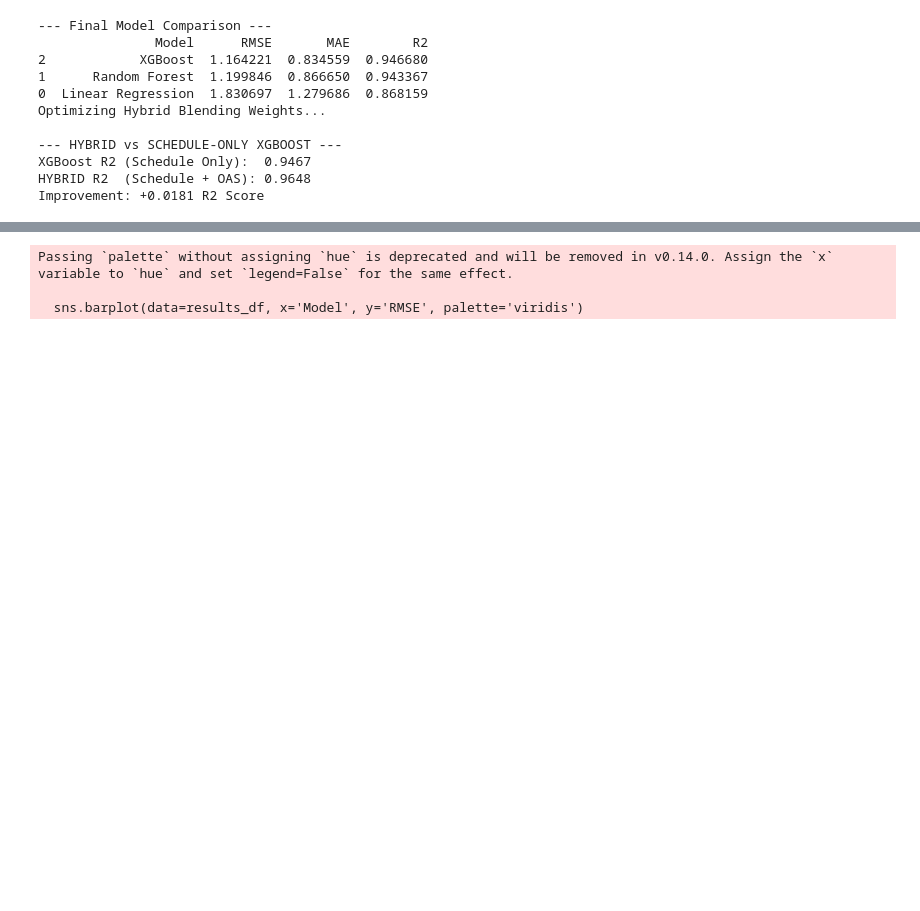
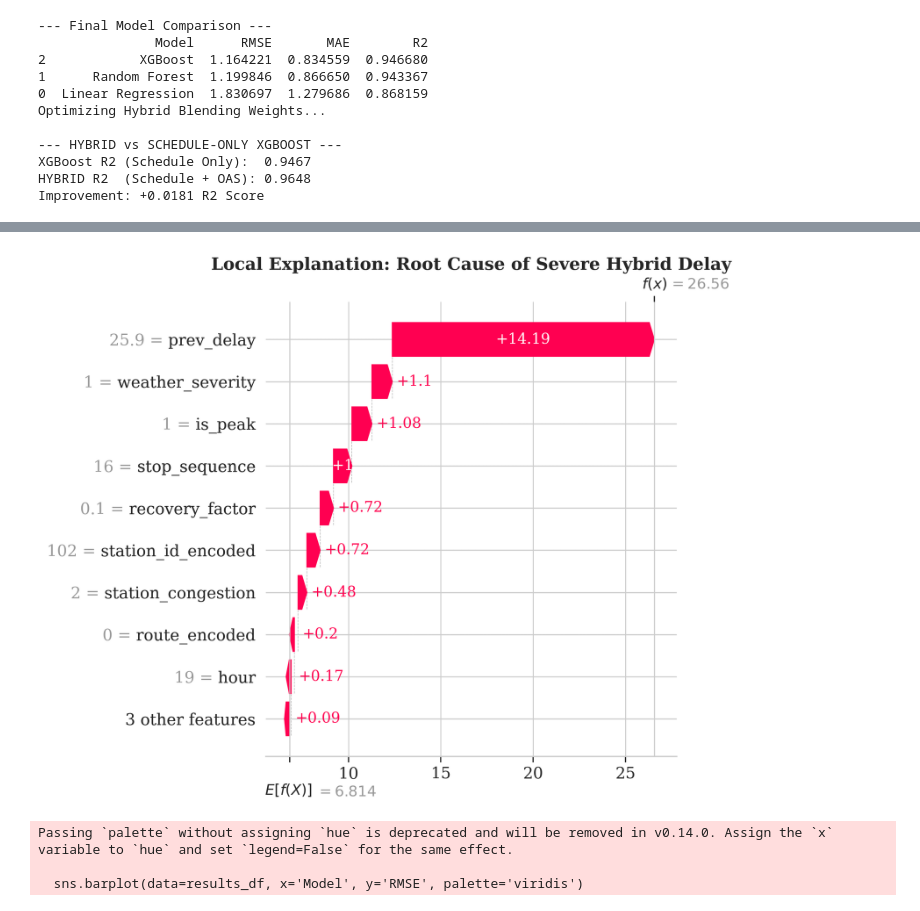
Before and after one commit to ahana4banerjee/metro-delay-prediction, a Jupyter notebook: notebooks/model_building.ipynb, the cells around one changed output, grey strips where cells are left out. Drawn from its saved outputs; the diff is of its cells as text; code cells hidden in the pictures; blank space fills up the shorter version.

```diff
--- a/notebooks/model_building.ipynb
+++ b/notebooks/model_building.ipynb
@@ -334,3 +396,20 @@ Initializing SHAP Explainer for the Decoupled ML Model...
+# %%
+# ==========================================
+# PART 6D: SINGLE INSTANCE (WATERFALL PLOT)
+# ==========================================
+
+# Find an instance with severe delay to explain
+high_delay_index = np.argmax(hybrid_shap_values.values.sum(axis=1))
+
+plt.figure(figsize=(10, 6))
+# The waterfall plot dynamically breaks down the prediction
+shap.plots.waterfall(hybrid_shap_values[high_delay_index], show=False)
+plt.title("Local Explanation: Root Cause of Severe Hybrid Delay", fontweight='bold')
+plt.tight_layout()
+plt.savefig('../reports/figures/shap/06_hybrid_waterfall.png')
+plt.show()
+# %% [output]
+[figure, added]
 # %%
 # Plot 1: Model Comparison (Bar Chart)
 
```
Also changed, not shown: parts of 4 cells of this notebook, 6 other files.
